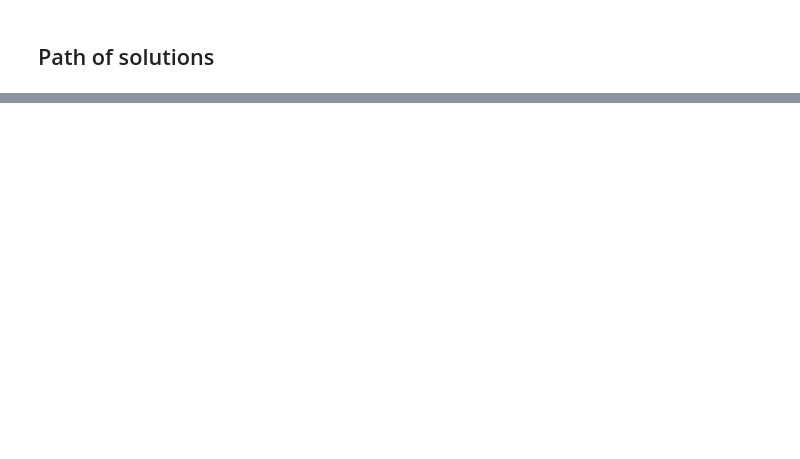
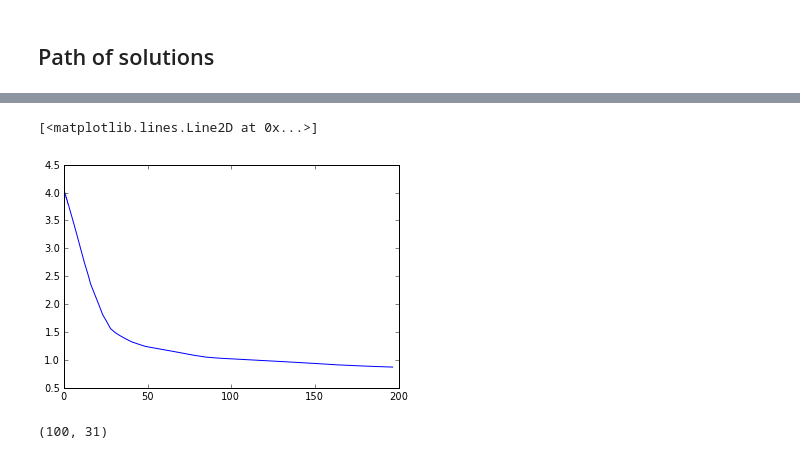
Before and after one commit to klingebj/regreg, a Jupyter notebook: doc/notebooks/Beta regression.ipynb, the cells around one changed output, grey strips where cells are left out. Saved outputs shown, nothing was run; the diff lists cells and outputs as text; code cells hidden in the pictures; blank space fills up the shorter version.

```diff
--- a/doc/notebooks/Beta regression.ipynb
+++ b/doc/notebooks/Beta regression.ipynb
@@ -226,0 +366,5 @@ a.set_ylim([0,2])
+# %%
+plt.plot(lagrange_sequence, solutions[:,0])
+# %% [output]
+[<matplotlib.lines.Line2D at 0x...>]
+[figure, added]
@@ -226,0 +439,4 @@ a.set_ylim([0,2])
+# %%
+solutions.shape
+# %% [output]
+(100, 31)
```
Also changed, not shown: parts of 18 cells of this notebook, 2 other files.
